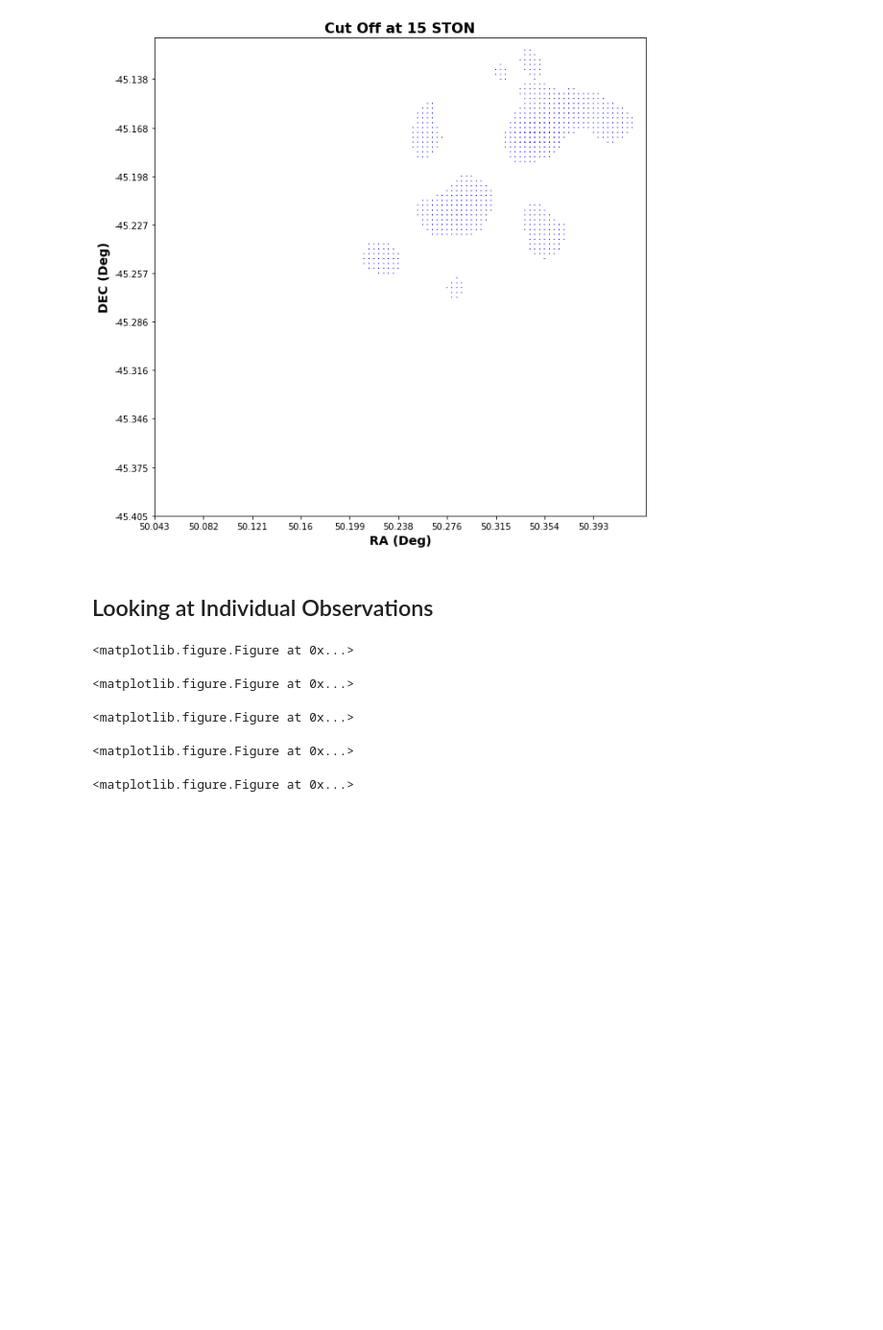
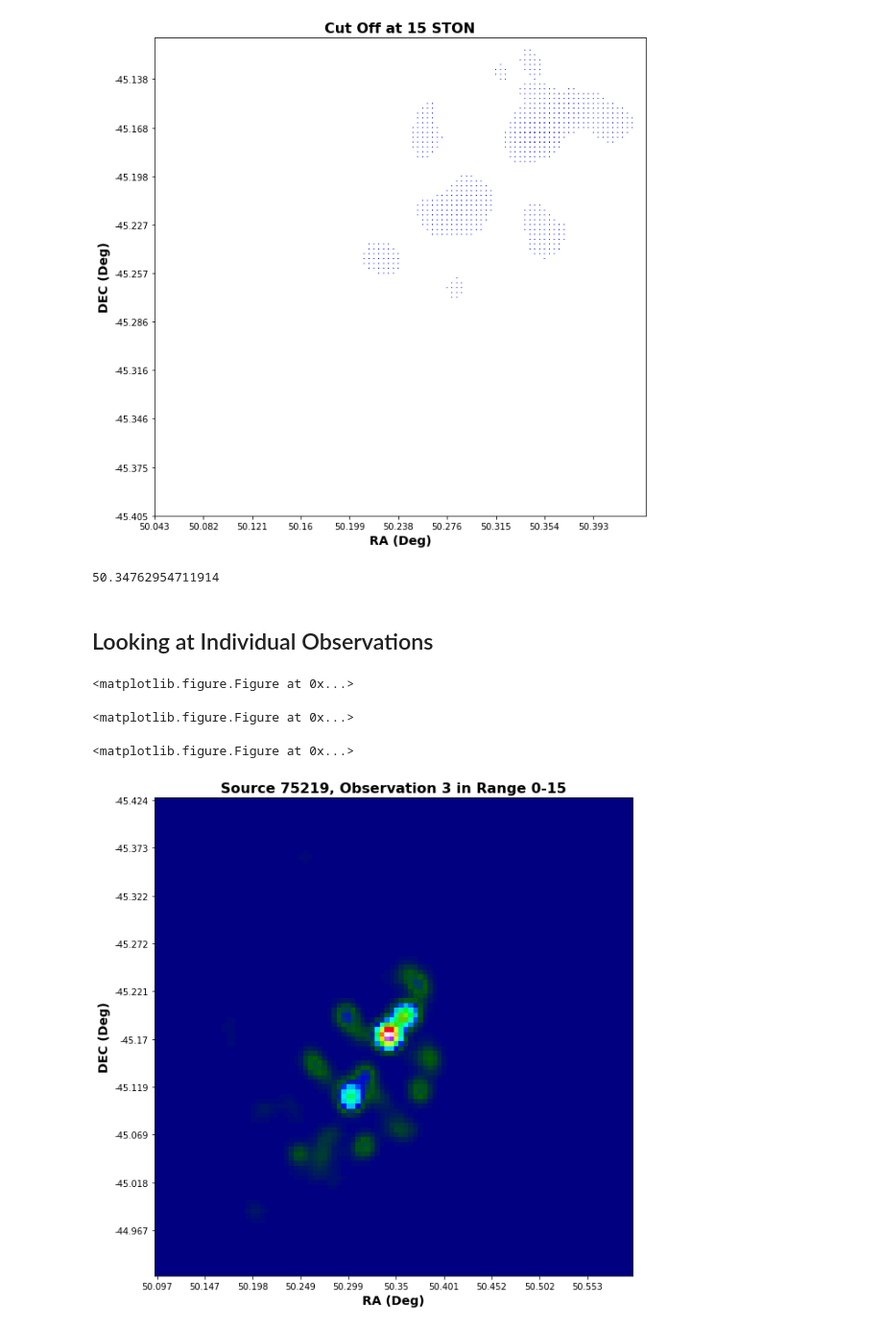
Before and after one commit to kelceydavis33/Source_Matching, a Jupyter notebook: GLEAM_p37.ipynb, the cells around one changed output. Shown at 96% size. Saved outputs shown, nothing was run; the diff lists cells and outputs as text; code cells hidden in the pictures; blank space fills up the shorter version.

```diff
--- a/GLEAM_p37.ipynb
+++ b/GLEAM_p37.ipynb
@@ -912,6 +900,10 @@ m = get_cut_data(table, 75219, 6)
 k = get_cut_data(table, 75219, 15)
 # %% [output]
 [figure]
+# %%
+table.loc[75219]['RA']
+# %% [output]
+50.34762954711914
 # %% [markdown]
 ## Looking at Individual Observations
 # %%
@@ -987,8 +990,20 @@ def indv_obs_smooth(table, index):
+# %%
+def make_png(table, index):
+    obs = indv_obs_smooth(table, index, .25, .25)
+    rng = np.array(obs['data']).shape[0]
+    for i in range(0, rng):
+        plt.imshow(obs['data'][i][::-1], cmap = 'gist_ncar')
+        plt.xticks(np.arange(0, 100, 10),np.around(obs['x_axis_ticks'][0::10], decimals = 3))
+        plt.yticks(np.arange(0, 100, 10),np.around(obs['y_axis_ticks'][0::10], decimals = 3))
+        plt.title('Source {}, Observation {} in Range 0-15'.format(index, i))
+        plt.xlabel('RA (Deg)')
+        plt.ylabel('DEC (Deg)');
+        plt.savefig('newSource{}_Obs{}_range_0-15.png'.format(index, i))
+    obsend = rng
 # %%
-obs = indv_obs_smooth(table, 75219)
+make_png(table, 75219)
 # %% [output]
 <matplotlib.figure.Figure at 0x...>
 <matplotlib.figure.Figure at 0x...>
 <matplotlib.figure.Figure at 0x...>
-<matplotlib.figure.Figure at 0x...>
-<matplotlib.figure.Figure at 0x...>
+[figure, added]
```
Also changed, not shown: parts of 18 cells of this notebook.
